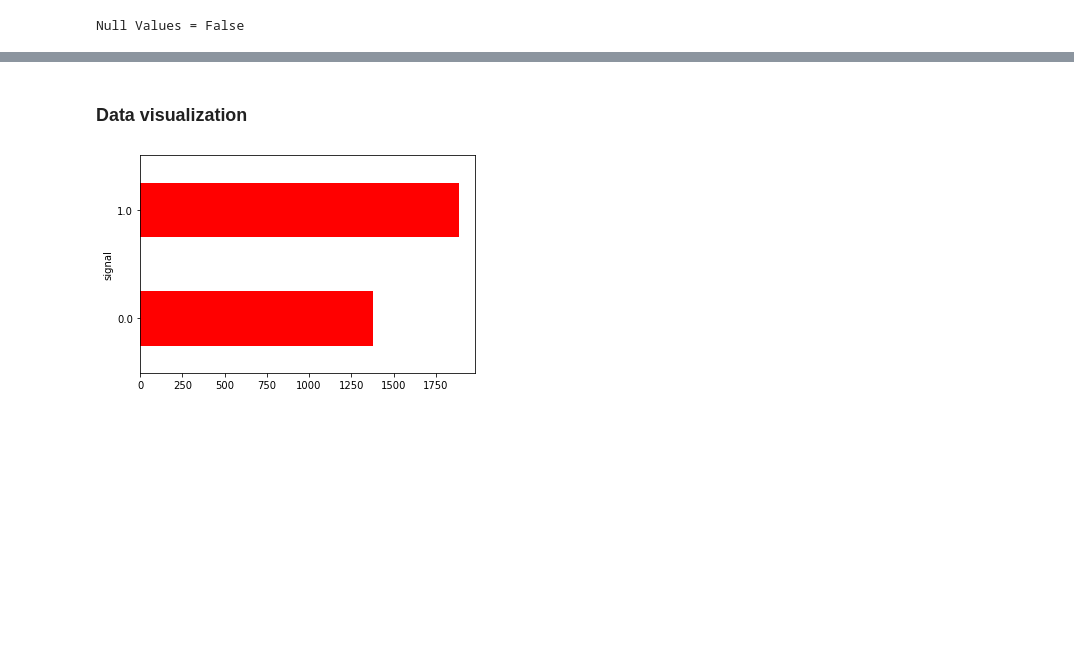
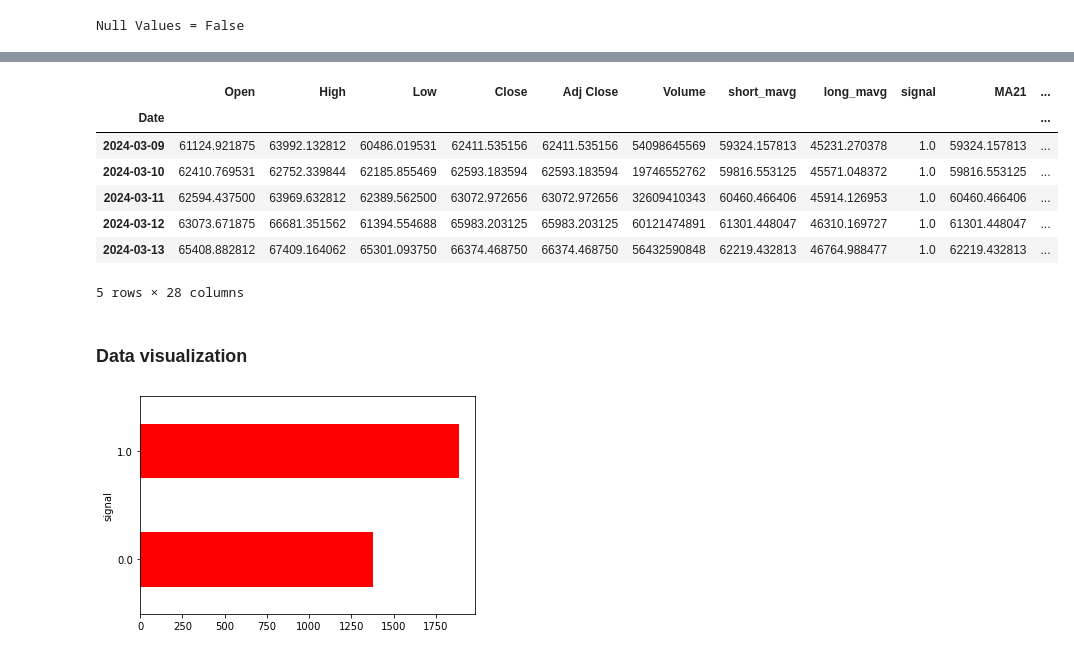
Before and after one commit to alecontuIT/ml_for_finance, a Jupyter notebook: supervised learning (classification)/3_Bitcoin_trading_strategy.ipynb, the cells around one changed output, grey strips where cells are left out. Cells and saved outputs as stored; diff of their text form; code cells hidden in the pictures; blank space fills up the shorter version.

```diff
--- a/supervised learning (classification)/3_Bitcoin_trading_strategy.ipynb
+++ b/supervised learning (classification)/3_Bitcoin_trading_strategy.ipynb
@@ -136,3 +148,14 @@ dataset.tail()
+# %%
+dataset.tail(5)
+# %% [output]
+|  | Open | High | Low | Close | Adj Close | Volume | short_mavg | long_mavg | signal | MA21 | ... |
+| Date |  |  |  |  |  |  |  |  |  |  | ... |
+| 2024-03-09 | 61124.921875 | 63992.132812 | 60486.019531 | 62411.535156 | 62411.535156 | 54098645569 | 59324.157813 | 45231.270378 | 1.0 | 59324.157813 | ... |
+| 2024-03-10 | 62410.769531 | 62752.339844 | 62185.855469 | 62593.183594 | 62593.183594 | 19746552762 | 59816.553125 | 45571.048372 | 1.0 | 59816.553125 | ... |
+| 2024-03-11 | 62594.437500 | 63969.632812 | 62389.562500 | 63072.972656 | 63072.972656 | 32609410343 | 60460.466406 | 45914.126953 | 1.0 | 60460.466406 | ... |
+| 2024-03-12 | 63073.671875 | 66681.351562 | 61394.554688 | 65983.203125 | 65983.203125 | 60121474891 | 61301.448047 | 46310.169727 | 1.0 | 61301.448047 | ... |
+| 2024-03-13 | 65408.882812 | 67409.164062 | 65301.093750 | 66374.468750 | 66374.468750 | 56432590848 | 62219.432813 | 46764.988477 | 1.0 | 62219.432813 | ... |
+5 rows × 28 columns
 # %%
 #excluding columns that are not needed for our prediction.
 dataset=dataset.drop(['High','Low','Open', 'Volume','short_mavg','long_mavg'], axis=1)
```
Also changed, not shown: parts of 34 cells of this notebook.
